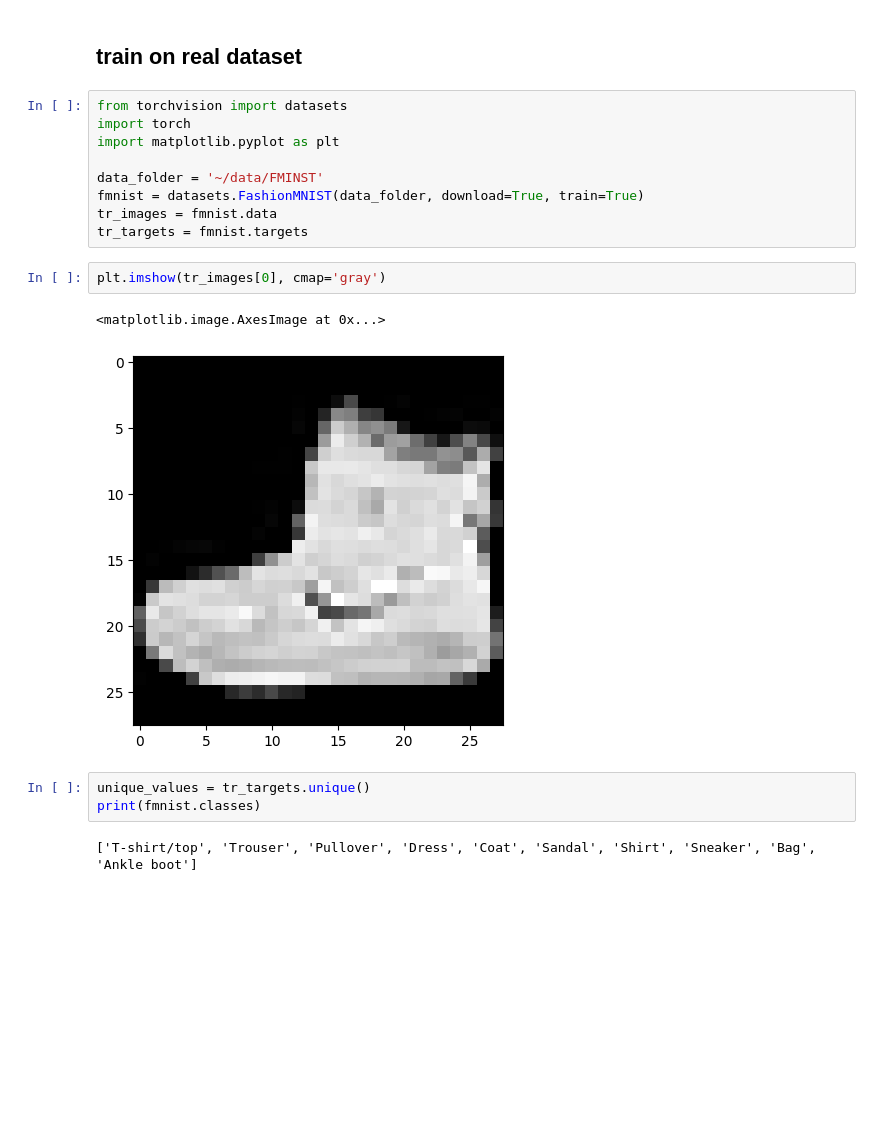
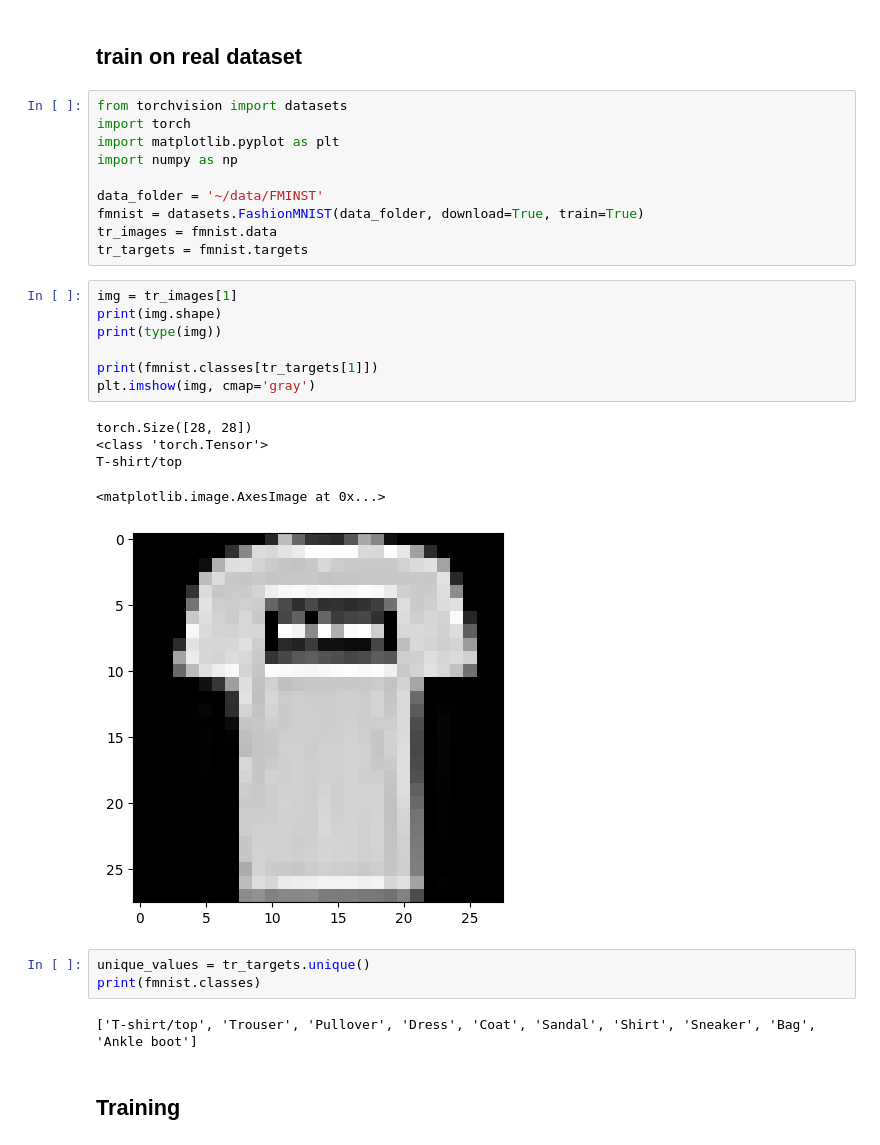
Before and after one commit to DavideMichelon10/CV-DP-refresh, a Jupyter notebook: 3_first_NN.ipynb, the cells around one changed output. Cells and saved outputs as stored; diff of their text form; blank space fills up the shorter version.

```diff
--- a/3_first_NN.ipynb
+++ b/3_first_NN.ipynb
@@ -39,18 +39,29 @@ print(type(img))
 from torchvision import datasets
 import torch
 import matplotlib.pyplot as plt
+import numpy as np
 
 data_folder = '~/data/FMINST'
 fmnist = datasets.FashionMNIST(data_folder, download=True, train=True)
 tr_images = fmnist.data
 tr_targets = fmnist.targets
-# %%
-plt.imshow(tr_images[0], cmap='gray')
-# %% [output]
-<matplotlib.image.AxesImage at 0x...>
-[figure, removed]
+# %%
+img = tr_images[1]
+print(img.shape)
+print(type(img))
+
+print(fmnist.classes[tr_targets[1]])
+plt.imshow(img, cmap='gray')
+# %% [output]
+torch.Size([28, 28])
+<class 'torch.Tensor'>
+T-shirt/top
+<matplotlib.image.AxesImage at 0x...>
+[figure, added]
 # %%
 unique_values = tr_targets.unique()
 print(fmnist.classes)
 # %% [output]
 ['T-shirt/top', 'Trouser', 'Pullover', 'Dress', 'Coat', 'Sandal', 'Shirt', 'Sneaker', 'Bag', 'Ankle boot']
+# %% [markdown]
+## Training
```
Also changed, not shown: parts of 4 cells of this notebook.
